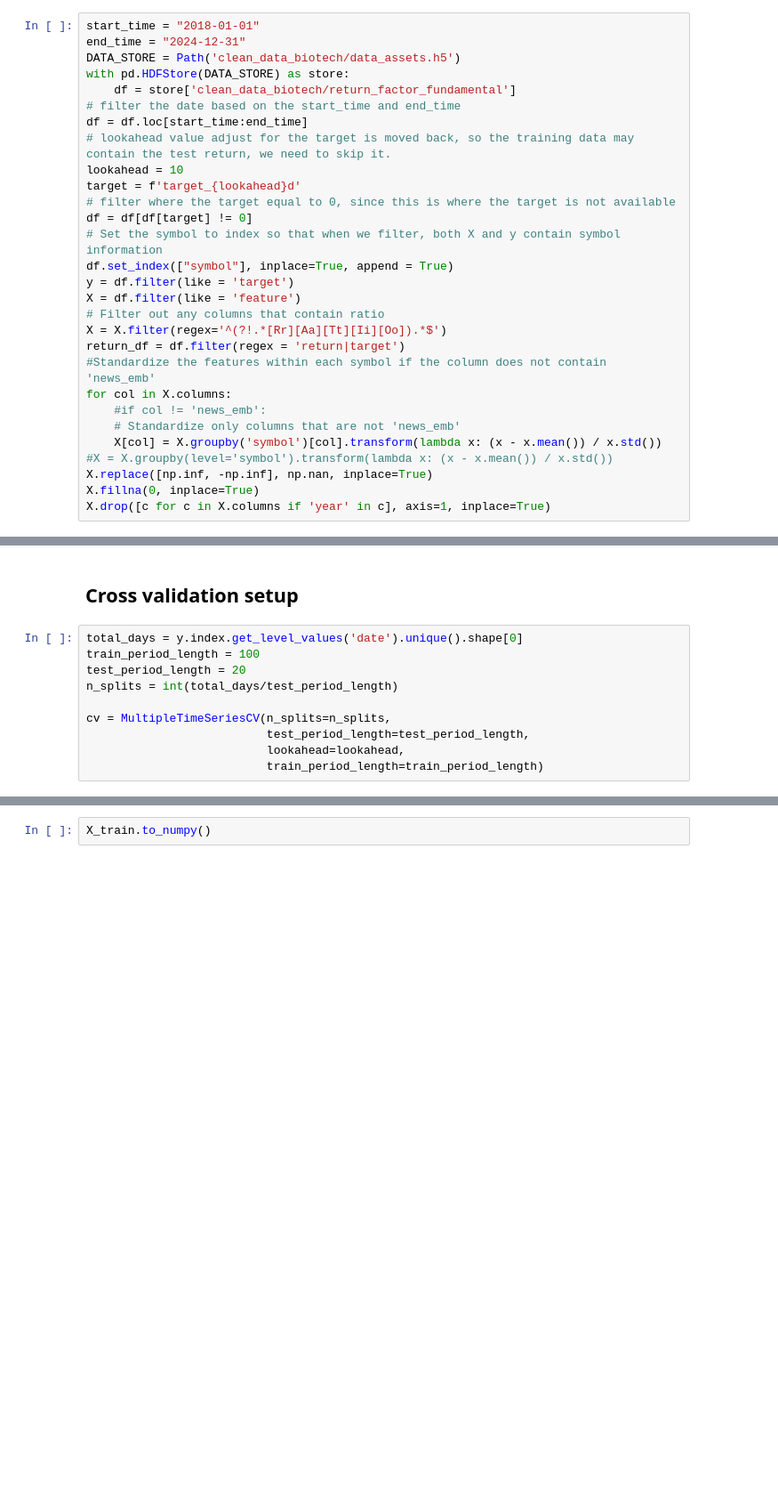
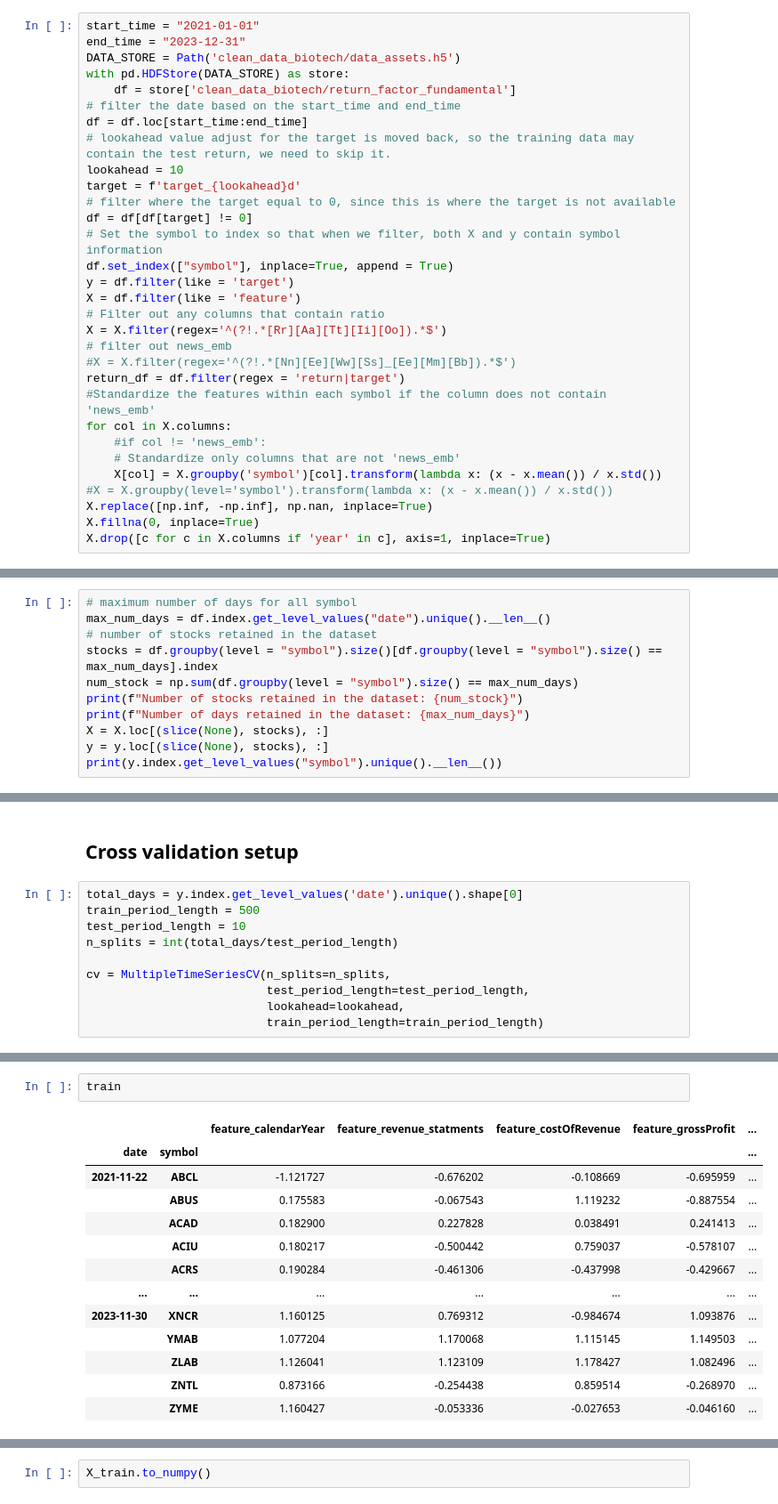
Before and after one commit to junting-ren/model_uncertainty_using_feature_confidence_set, a Jupyter notebook: notebooks/stock_prediction.ipynb, the cells around one changed output, grey strips where cells are left out. Shown at 89% size. Drawn from its saved outputs; the diff is of its cells as text; blank space fills up the shorter version.

```diff
--- a/notebooks/stock_prediction.ipynb
+++ b/notebooks/stock_prediction.ipynb
@@ -211,8 +211,8 @@ from time import time
 # %% [markdown]
 # Load the data
 # %%
-start_time = "2018-01-01"
-end_time = "2024-12-31"
+start_time = "2021-01-01"
+end_time = "2023-12-31"
 DATA_STORE = Path('clean_data_biotech/data_assets.h5')
 with pd.HDFStore(DATA_STORE) as store:
     df = store['clean_data_biotech/return_factor_fundamental']
@@ -229,6 +229,8 @@ y = df.filter(like = 'target')
 X = df.filter(like = 'feature')
 # Filter out any columns that contain ratio
 X = X.filter(regex='^(?!.*[Rr][Aa][Tt][Ii][Oo]).*$')
+# filter out news_emb
+#X = X.filter(regex='^(?!.*[Nn][Ee][Ww][Ss]_[Ee][Mm][Bb]).*$')
 return_df = df.filter(regex = 'return|target')
 #Standardize the features within each symbol if the column does not contain 'news_emb'
 for col in X.columns:
@@ -258,0 +247,11 @@ y.loc["2024-12-11"]
+# %%
+# maximum number of days for all symbol
+max_num_days = df.index.get_level_values("date").unique().__len__()
+# number of stocks retained in the dataset
+stocks = df.groupby(level = "symbol").size()[df.groupby(level = "symbol").size() == max_num_days].index
+num_stock = np.sum(df.groupby(level = "symbol").size() == max_num_days)
+print(f"Number of stocks retained in the dataset: {num_stock}")
+print(f"Number of days retained in the dataset: {max_num_days}")
+X = X.loc[(slice(None), stocks), :]
+y = y.loc[(slice(None), stocks), :]
+print(y.index.get_level_values("symbol").unique().__len__())
@@ -266,8 +269,8 @@ print(df.index.get_level_values("date").max())
 ## Cross validation setup
 # %%
 total_days = y.index.get_level_values('date').unique().shape[0]
-train_period_length = 100
-test_period_length = 20
+train_period_length = 500
+test_period_length = 10
 n_splits = int(total_days/test_period_length)
 
 cv = MultipleTimeSeriesCV(n_splits=n_splits,
@@ -276,0 +289,16 @@ cv = MultipleTimeSeriesCV(n_splits=n_splits,
+# %%
+train
+# %% [output]
+|  |  | feature_calendarYear | feature_revenue_statments | feature_costOfRevenue | feature_grossProfit | ... |
+| date | symbol |  |  |  |  | ... |
+| 2021-11-22 | ABCL | -1.121727 | -0.676202 | -0.108669 | -0.695959 | ... |
+|  | ABUS | 0.175583 | -0.067543 | 1.119232 | -0.887554 | ... |
+|  | ACAD | 0.182900 | 0.227828 | 0.038491 | 0.241413 | ... |
+|  | ACIU | 0.180217 | -0.500442 | 0.759037 | -0.578107 | ... |
+|  | ACRS | 0.190284 | -0.461306 | -0.437998 | -0.429667 | ... |
+| ... | ... | ... | ... | ... | ... | ... |
+| 2023-11-30 | XNCR | 1.160125 | 0.769312 | -0.984674 | 1.093876 | ... |
+|  | YMAB | 1.077204 | 1.170068 | 1.115145 | 1.149503 | ... |
+|  | ZLAB | 1.126041 | 1.123109 | 1.178427 | 1.082496 | ... |
+|  | ZNTL | 0.873166 | -0.254438 | 0.859514 | -0.268970 | ... |
+|  | ZYME | 1.160427 | -0.053336 | -0.027653 | -0.046160 | ... |
```
Also changed, not shown: parts of 20 cells of this notebook.
